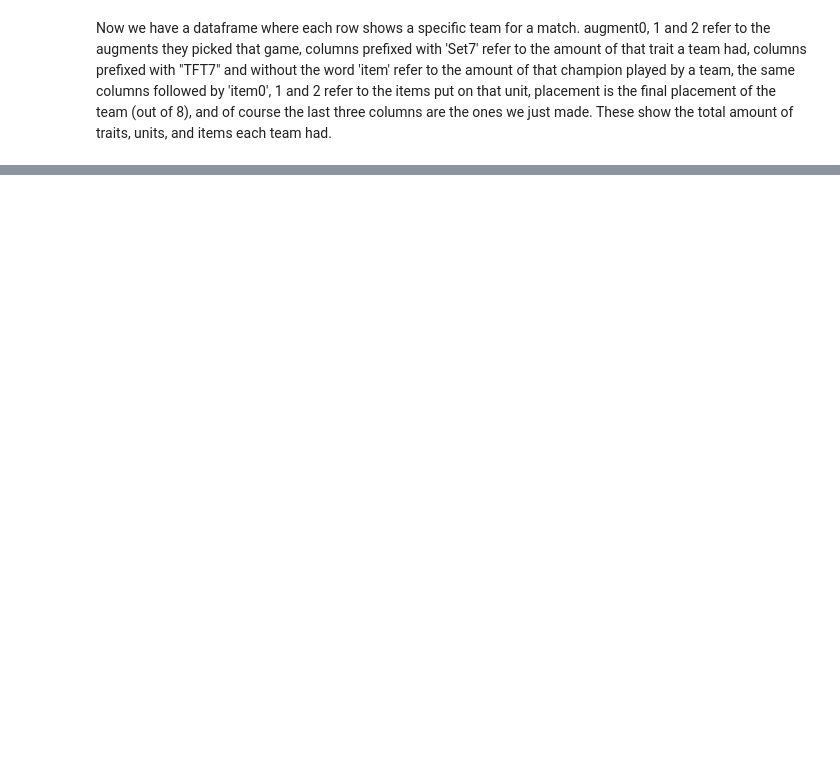
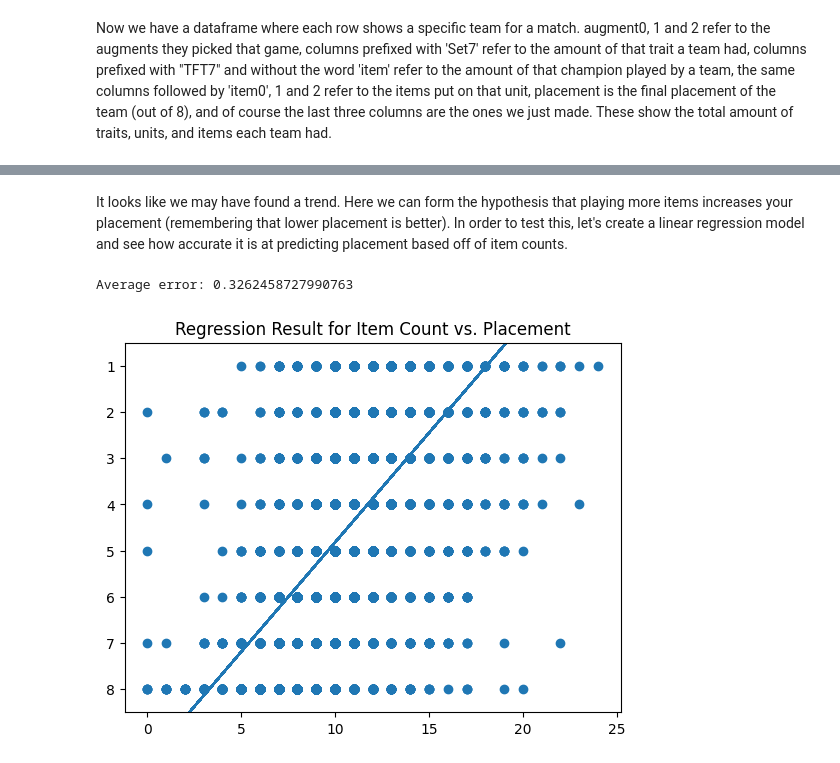
Before and after one commit to Skahan93/Skahan93.github.io, a Jupyter notebook: index.ipynb, the cells around one changed output, grey strips where cells are left out. Drawn from its saved outputs; the diff is of its cells as text; code cells hidden in the pictures; blank space fills up the shorter version.

```diff
--- a/index.ipynb
+++ b/index.ipynb
@@ -114,0 +127,32 @@ Now we have a dataframe where each row shows a specific team for a match. augmen
+# %% [markdown]
+It looks like we may have found a trend. Here we can form the hypothesis that playing more items increases your placement (remembering that lower placement is better). In order to test this, let's create a linear regression model and see how accurate it is at predicting placement based off of item counts.
+# %%
+items_x_train, items_x_test, items_y_train, items_y_test = train_test_split(mdf.items_count, mdf.placement, random_state=34)
+
+items_reg = linear_model.LinearRegression()
+
+items_x_train = mdf['items_count'].values.reshape(-1,1)
+items_y_train = mdf['placement'].values.reshape(-1,1)
+
+items_x_test = mdf['items_count'].values.reshape(-1,1)
+items_y_test = mdf['placement'].values.reshape(-1,1)
+
+items_reg.fit(items_x_train, items_y_train)
+
+pred = items_reg.predict(items_x_test)
+
+fig,ax = plt.subplots(1)
+
+plt.scatter(items_x_test, items_y_test)
+plt.plot(items_x_test, pred)
+ax.set_ylim([.5, 8.5])
+ax.invert_yaxis()
+plt.title("Regression Result for Item Count vs. Placement")
+
+items_score = cross_val_score(items_reg, items_x_train, items_y_train, cv=10)
+print("Average error: " + str(items_score.mean()))
+
+plt.show()
+# %% [output]
+Average error: 0.3262458727990763
+[figure, added]
```
Also changed, not shown: parts of 11 cells of this notebook, 1 other file.
